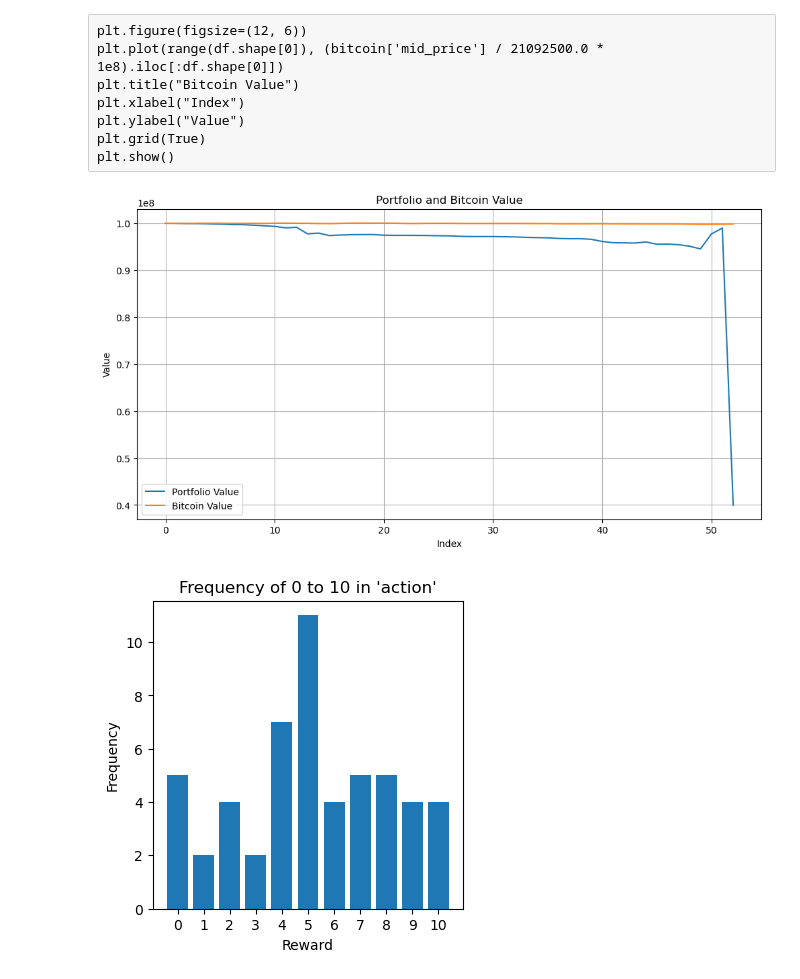
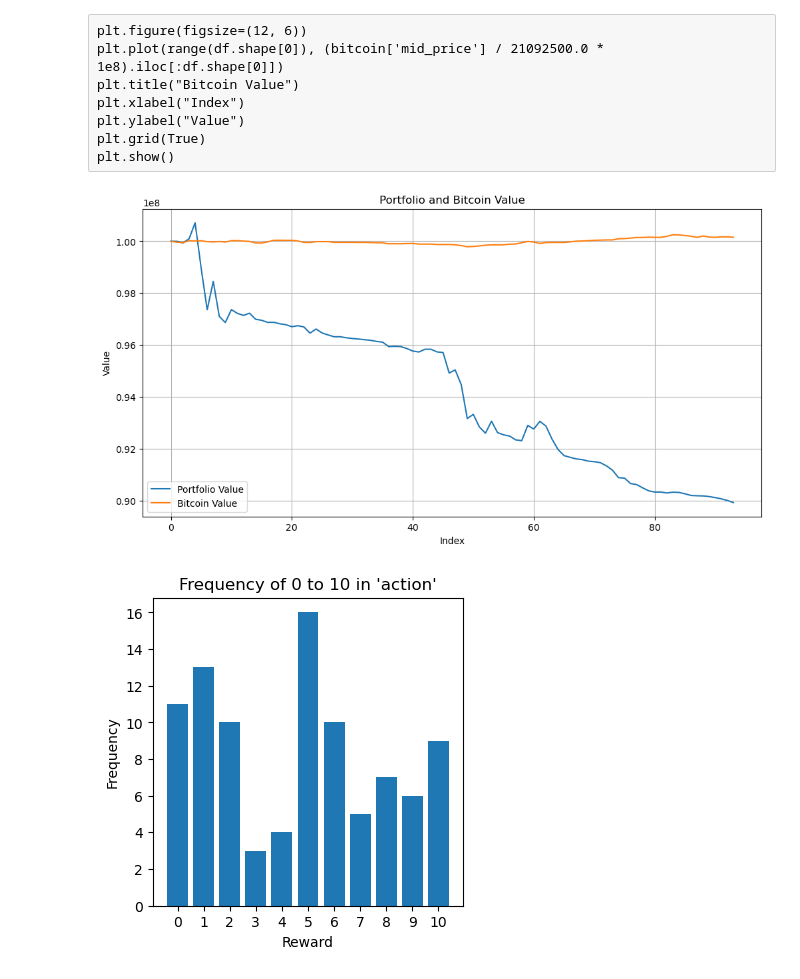
Before and after one commit to donghui-0126/mini-project, a Jupyter notebook: bitcoin_scalping_bot/log description.ipynb, the cells around one changed output. Drawn from its saved outputs; the diff is of its cells as text; code cells hidden in the pictures.

```diff
--- a/bitcoin_scalping_bot/log description.ipynb
+++ b/bitcoin_scalping_bot/log description.ipynb
@@ -3,7 +3,7 @@ import pandas as pd
 import numpy as np
 import matplotlib.pyplot as plt
 # %%
-bitcoin = pd.read_csv("../upbit_data/train_data_2023.csv", index_col=0)
+bitcoin = pd.read_csv("upbit_data/train_data_2023.csv", index_col=0)
 # %%
 bitcoin.shape
 # %% [output]
@@ -26,28 +21,30 @@ plt.ylabel("Value")
 plt.grid(True)
 plt.show()
 # %%
+df = pd.read_csv("log/log_99.csv", index_col=0)
+
 plt.figure(figsize=(12, 6))
 
 # Plot the first graph (portfolio value)
 df['value'].plot(label="Portfolio Value")
 plt.xlabel("Min")
 plt.ylabel("Value")
 
 # Plot the second graph (Bitcoin value)
 plt.plot(range(df.shape[0]), (bitcoin['mid_price'] / 21092500.0 * 1e8).iloc[:df.shape[0]], label="Bitcoin Value")
 plt.xlabel("Index")
 plt.ylabel("Value")
 
 plt.title("Portfolio and Bitcoin Value")
 plt.grid(True)
 
 # Show a legend to differentiate the two lines
 plt.legend()
 
 # Show the combined plot
 plt.show()
 # %% [output]
-[figure, old version]
+[figure, new version]
 # %%
 action_value_counts = df['action'].value_counts()
 
@@ -59,7 +56,7 @@ plt.ylabel("Frequency")
 plt.xticks(range(11))
 plt.show()
 # %% [output]
-[figure, old version]
+[figure, new version]
 # %%
 df['reward_sign'] = df['reward'].apply(lambda x: 1 if x > 0 else -1)
 
```
Also changed, not shown: parts of 3 cells of this notebook, 1 other file.
